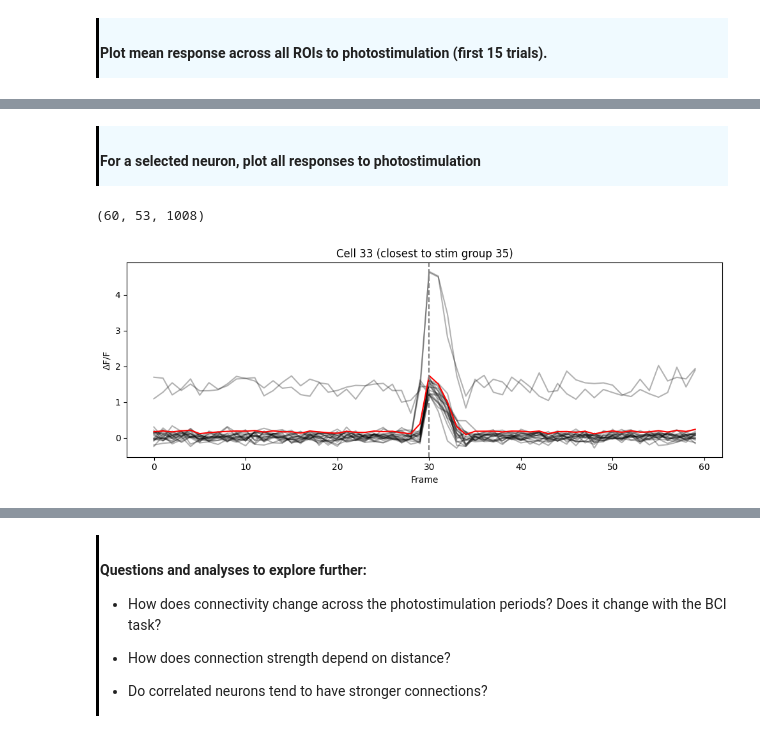
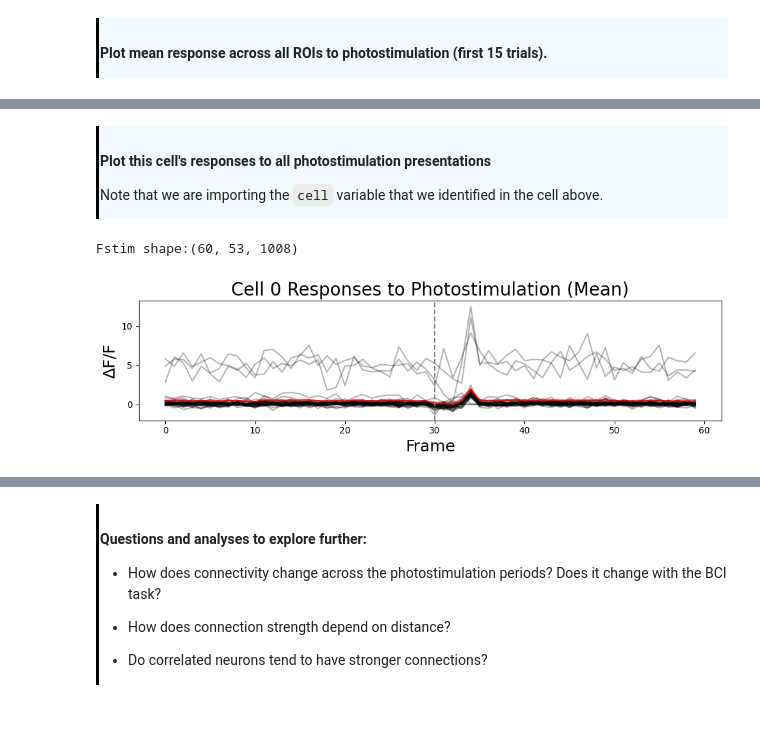
Before and after one commit to AllenNeuralDynamics/AIND-CNC-BCI-Workshop, a Jupyter notebook: code/demo_dev.ipynb, the cells around one changed output, grey strips where cells are left out. Drawn from its saved outputs; the diff is of its cells as text; code cells hidden in the pictures.

```diff
--- a/code/demo_dev.ipynb
+++ b/code/demo_dev.ipynb
@@ -661,6 +676,9 @@ plt.show()
 
 #### Plot mean response across all ROIs to photostimulation (first 15 trials).
 # %%
+# Initialize plot
+plt.figure(figsize=(10,3))
+
 # Get first 15 photostim events
 events = photostim[photostim.stimulus_name == 'photostim'].iloc[:16]
 stim_frames = events['start_frame'].values
@@ -678,11 +696,11 @@ plt.plot(t, trace, 'k')
 # Overlay stim event markers
 for f in stim_frames:
     if start_f <= f <= stop_f:
-        plt.axvline(f / frame_rate, color='r', alpha=0.4)
+        plt.axvline(f / frame_rate, color='r', alpha=0.5, linewidth = 5 )
 
-plt.xlabel('Time (s)')
-plt.ylabel('ΔF/F')
-plt.title('Mean trace during first 15 photostim trials')
+plt.xlabel('Time (s)', fontsize=18)
+plt.ylabel('ΔF/F', fontsize=18)
+plt.title('Mean trace during first 15 photostim trials', fontsize=20)
 plt.tight_layout()
 plt.show()
 # %% [output]
@@ -785,56 +750,45 @@ plt.show()
 # %% [markdown]
 <div style="border-left: 3px solid #000; padding: 1px; padding-left: 10px; background: #F0FAFF; ">
 
-#### For a selected neuron, plot all responses to photostimulation
+#### Plot this cell's responses to all photostimulation presentations
+
+Note that we are importing the `cell` variable that we identified in the cell above.
 # %%
-# Initialize variables
-umPerPix = 1.7755681818181817 # Microns per pixel (scale for spatial calculations)
-gi = 35 #Pick a photostim group (single neuron)
-stim_type = "photostim"
-
-# Step 1: Get ROI centroids
-centroids = get_roi_centroids(image_segmentation)
-centroidX = centroids[:, 0]
-centroidY = centroids[:, 1]
-
-# Step 2: Compute stimDist (neuron x group)
-stimDist = compute_groupwise_stim_distance(centroidX, centroidY, photostim, stim_type)
-stimDist = stimDist * umPerPix
-
+#Initialize variables
+# cell = 0 # uncomment to select a different cell than the one we defined above
+plt.figure(figsize=(10,3))
+# Define frame window bins
 pre_frames = 30
 post_frames = 30
 window_size = pre_frames + post_frames
 
-stim_frames = photostim[photostim.stimulus_name == stim_type]['start_frame'].values
-dff = np.array(dff)  # ensure numpy
-# Preallocate: (time, neuron, trial)
+# Reshape dff into a time window x neuron x trial ndarray
+stim_frames = photostim[photostim.stimulus_name == 'photostim']['start_frame'].values
 n_trials = len(stim_frames)
 n_neurons = dff.shape[1]
 Fstim = np.full((window_size, n_neurons, n_trials), np.nan)
 
 for k, frame in enumerate(stim_frames):
     if frame - pre_frames < 0 or frame + post_frames >= dff.shape[0]:
         continue
     Fstim[:, :, k] = dff[frame - pre_frames : frame + post_frames, :]
-print(Fstim.shape)
+print(f'Fstim shape:{Fstim.shape}')
 
+# Get the photostimulated cell order
+seq = photostim[photostim.stimulus_name == 'photostim']['closest_roi'].values
 
-# Find the closest cell
-cell = np.argmin(stimDist[:, gi])
-stimDist = compute_groupwise_stim_distance(centroidX, centroidY, photostim)
-stimDist = stimDist * umPerPix
-# Plot all trials for that group
-seq = photostim[photostim.stimulus_name == stim_type]['group_index'].values
-seq = seq - 1 # convert MATLAB-style to Python-style
-trials = np.where(seq == gi)[0]
+# Filter Fstim only for trials where targeted neuron was targeted
+trials = np.where(seq == cell)[0]
+# Plot single trial responses
 plt.plot(Fstim[:, cell, trials], 'k', alpha=0.3)
+# Plot mean photostimulation response
 plt.plot(np.nanmean(Fstim[:, cell, trials], axis=1), 'r')
 plt.axvline(pre_frames, color='gray', linestyle='--')
-plt.title(f'Cell {cell} (closest to stim group {gi})')
-plt.xlabel('Frame')
-plt.ylabel('ΔF/F')
+plt.title(f'Cell {cell} Responses to Photostimulation (Mean)', fontsize=20)
+plt.xlabel('Frame', fontsize=18)
+plt.ylabel('ΔF/F', fontsize=18)
 plt.tight_layout()
 plt.show()
 # %% [output]
-(60, 53, 1008)
+Fstim shape:(60, 53, 1008)
-[figure, old version]
+[figure, new version]
```
Also changed, not shown: parts of 36 cells of this notebook, 4 other files.
